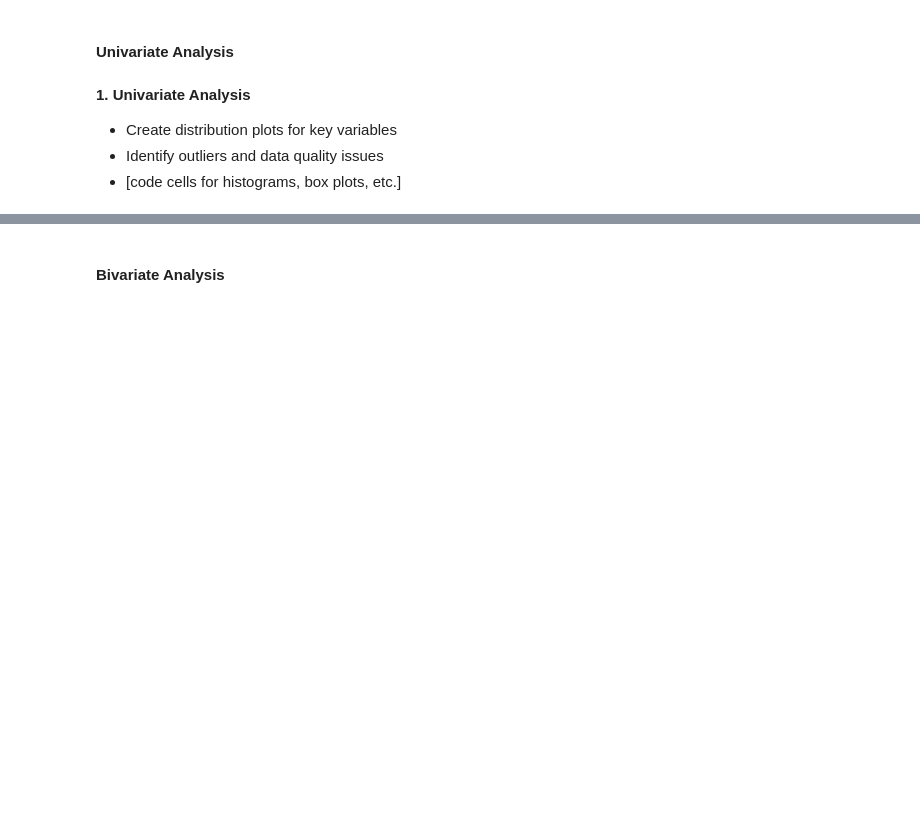
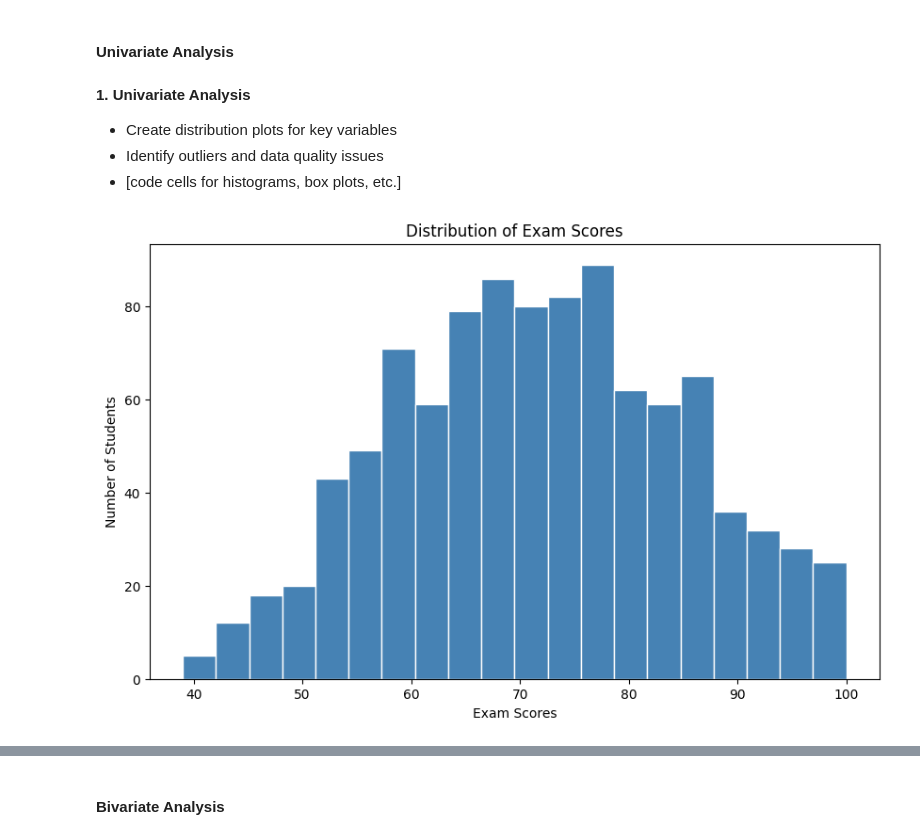
Before and after one commit to Gavin-Ricks/SBX-PROJECTS, a Jupyter notebook: sbx_proposal_notebook.ipynb, the cells around one changed output, grey strips where cells are left out. Cells and saved outputs as stored; diff of their text form; code cells hidden in the pictures; blank space fills up the shorter version.

```diff
--- a/sbx_proposal_notebook.ipynb
+++ b/sbx_proposal_notebook.ipynb
@@ -255,0 +277,13 @@ Create visualizations that help answer your research question and support your f
+# %%
+# Distribution of individual variables
+# Outlier detection
+
+#Histograms of all Exam Scores
+plt.figure(figsize=(10,6))
+plt.hist(df['Exam_Score'], bins = 20, color = "steelblue", edgecolor = "white")
+plt.title("Distribution of Exam Scores")
+plt.xlabel("Exam Scores")
+plt.ylabel("Number of Students")
+plt.show()
+# %% [output]
+[figure, added]
```
Also changed, not shown: parts of 25 cells of this notebook.
